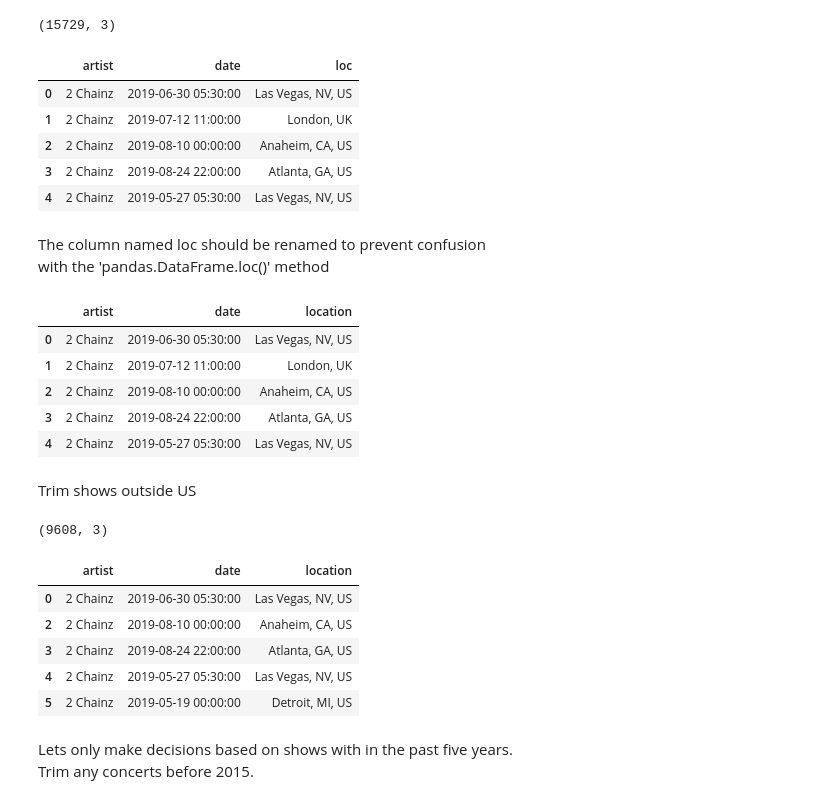
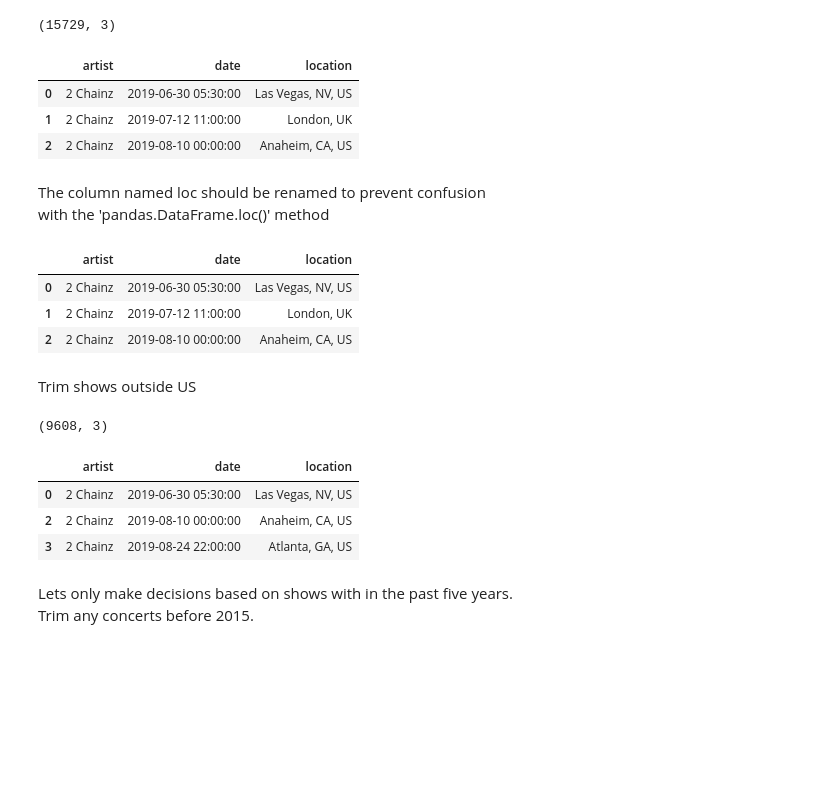
Before and after one commit to Patrickbfuller/solve_music_probs, a Jupyter notebook: explore_shows_shard.ipynb, the cells around one changed output. Saved outputs shown, nothing was run; the diff lists cells and outputs as text; code cells hidden in the pictures; blank space fills up the shorter version.

```diff
--- a/explore_shows_shard.ipynb
+++ b/explore_shows_shard.ipynb
@@ -4,42 +7,36 @@ import pandas as pd
 df = pd.read_json('artists_shows_shard.json', lines=True)
 # %%
 print(df.shape)
-df.head()
+df.head(3)
 # %% [output]
 (15729, 3)
-|  | artist | date | loc |
+|  | artist | date | location |
 | 0 | 2 Chainz | 2019-06-30 05:30:00 | Las Vegas, NV, US |
 | 1 | 2 Chainz | 2019-07-12 11:00:00 | London, UK |
 | 2 | 2 Chainz | 2019-08-10 00:00:00 | Anaheim, CA, US |
-| 3 | 2 Chainz | 2019-08-24 22:00:00 | Atlanta, GA, US |
-| 4 | 2 Chainz | 2019-05-27 05:30:00 | Las Vegas, NV, US |
 # %% [markdown]
 The column named loc should be renamed to prevent confusion
 with the 'pandas.DataFrame.loc()' method
 # %%
 df.columns = ['artist', 'date', 'location']
-df.head()
+df.head(3)
 # %% [output]
 |  | artist | date | location |
 | 0 | 2 Chainz | 2019-06-30 05:30:00 | Las Vegas, NV, US |
 | 1 | 2 Chainz | 2019-07-12 11:00:00 | London, UK |
 | 2 | 2 Chainz | 2019-08-10 00:00:00 | Anaheim, CA, US |
-| 3 | 2 Chainz | 2019-08-24 22:00:00 | Atlanta, GA, US |
-| 4 | 2 Chainz | 2019-05-27 05:30:00 | Las Vegas, NV, US |
 # %% [markdown]
 Trim shows outside US
 # %%
 domestic_df = df[df['location'].str.endswith('US')]
 print(domestic_df.shape)
-domestic_df.head()
+domestic_df.head(3)
 # %% [output]
 (9608, 3)
 |  | artist | date | location |
 | 0 | 2 Chainz | 2019-06-30 05:30:00 | Las Vegas, NV, US |
 | 2 | 2 Chainz | 2019-08-10 00:00:00 | Anaheim, CA, US |
 | 3 | 2 Chainz | 2019-08-24 22:00:00 | Atlanta, GA, US |
-| 4 | 2 Chainz | 2019-05-27 05:30:00 | Las Vegas, NV, US |
-| 5 | 2 Chainz | 2019-05-19 00:00:00 | Detroit, MI, US |
 # %% [markdown]
 Lets only make decisions based on shows with in the past five years.
 Trim any concerts before 2015.
```
Also changed, not shown: parts of 38 cells of this notebook, 1 other file.
